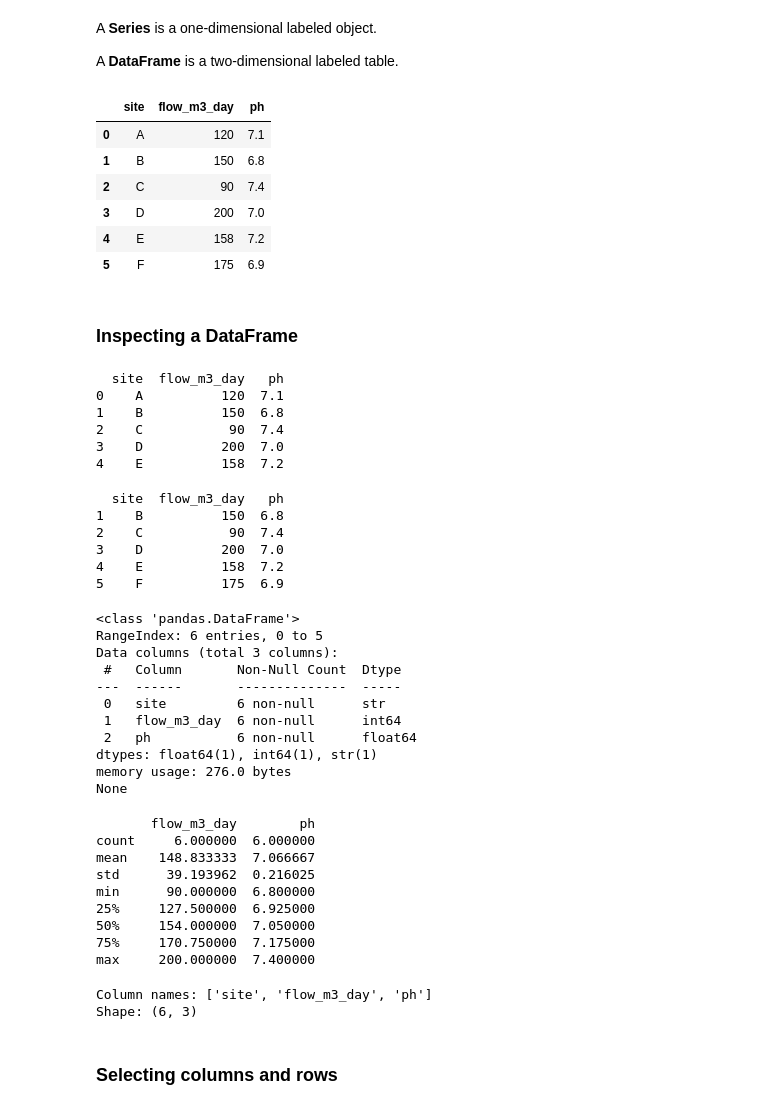
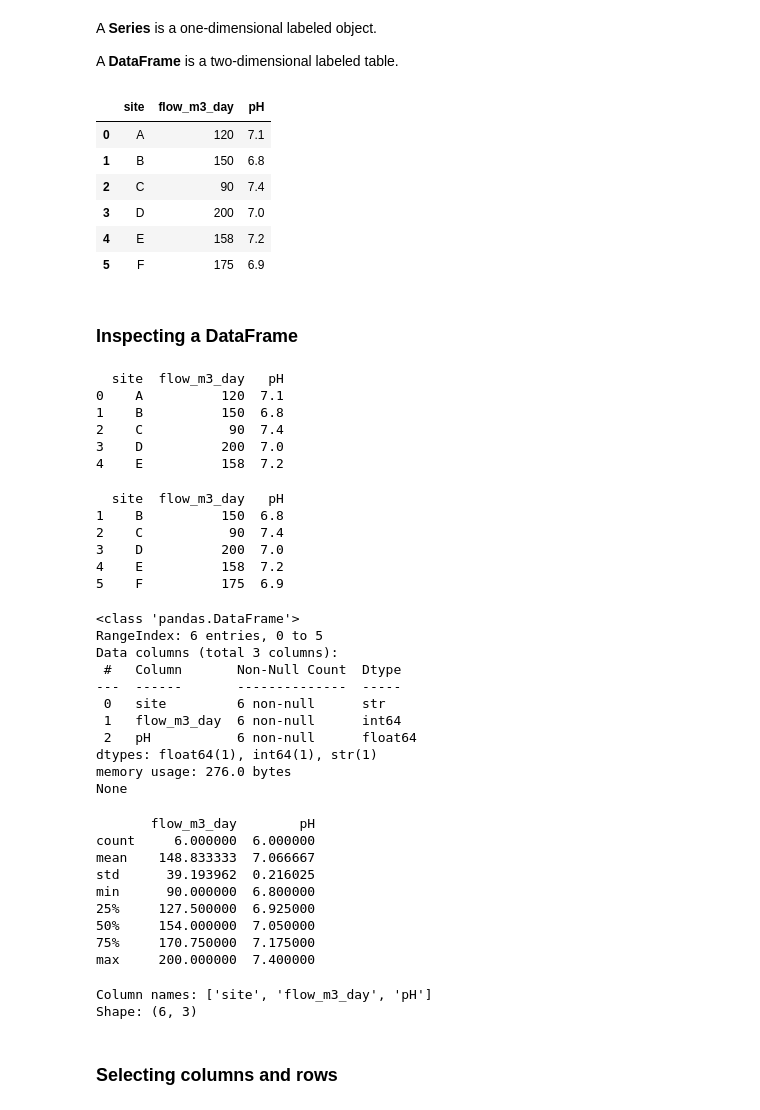
Before and after one commit to yalinli2/EnvEtools, a Jupyter notebook: course_modules/S2_NumPy_and_Pandas.ipynb, the cells around one changed output. Drawn from its saved outputs; the diff is of its cells as text; code cells hidden in the pictures.

Commit message:
minor column name change

```diff
--- a/course_modules/S2_NumPy_and_Pandas.ipynb
+++ b/course_modules/S2_NumPy_and_Pandas.ipynb
@@ -255,13 +255,13 @@ A **DataFrame** is a two-dimensional labeled table.
 # %%
 df = pd.DataFrame({
     "site": ["A", "B", "C", "D", "E", "F"],
     "flow_m3_day": [120, 150, 90, 200, 158, 175],
-    "ph": [7.1, 6.8, 7.4, 7.0, 7.2, 6.9]
+    "pH": [7.1, 6.8, 7.4, 7.0, 7.2, 6.9]
 })
 
 df
 # %% [output]
-|  | site | flow_m3_day | ph |
+|  | site | flow_m3_day | pH |
 | 0 | A | 120 | 7.1 |
 | 1 | B | 150 | 6.8 |
 | 2 | C | 90 | 7.4 |
@@ -274,7 +274,7 @@ df
 print(df.head())
 print()
 # %% [output]
-  site  flow_m3_day   ph
+  site  flow_m3_day   pH
 0    A          120  7.1
 1    B          150  6.8
 2    C           90  7.4
@@ -284,7 +284,7 @@ print()
 print(df.tail())
 print()
 # %% [output]
-  site  flow_m3_day   ph
+  site  flow_m3_day   pH
 1    B          150  6.8
 2    C           90  7.4
 3    D          200  7.0
@@ -301,7 +301,7 @@ Data columns (total 3 columns):
 ---  ------       --------------  -----
  0   site         6 non-null      str
  1   flow_m3_day  6 non-null      int64
- 2   ph           6 non-null      float64
+ 2   pH           6 non-null      float64
 dtypes: float64(1), int64(1), str(1)
 memory usage: 276.0 bytes
 None
@@ -309,7 +309,7 @@ None
 print(df.describe())
 print()
 # %% [output]
-       flow_m3_day        ph
+       flow_m3_day        pH
 count     6.000000  6.000000
 mean    148.833333  7.066667
 std      39.193962  0.216025
@@ -322,7 +322,7 @@ max     200.000000  7.400000
 print("Column names:", df.columns.tolist())
 print("Shape:", df.shape)
 # %% [output]
-Column names: ['site', 'flow_m3_day', 'ph']
+Column names: ['site', 'flow_m3_day', 'pH']
 Shape: (6, 3)
 # %% [markdown]
 ### Selecting columns and rows
```
Also changed, not shown: parts of 5 cells of this notebook.
